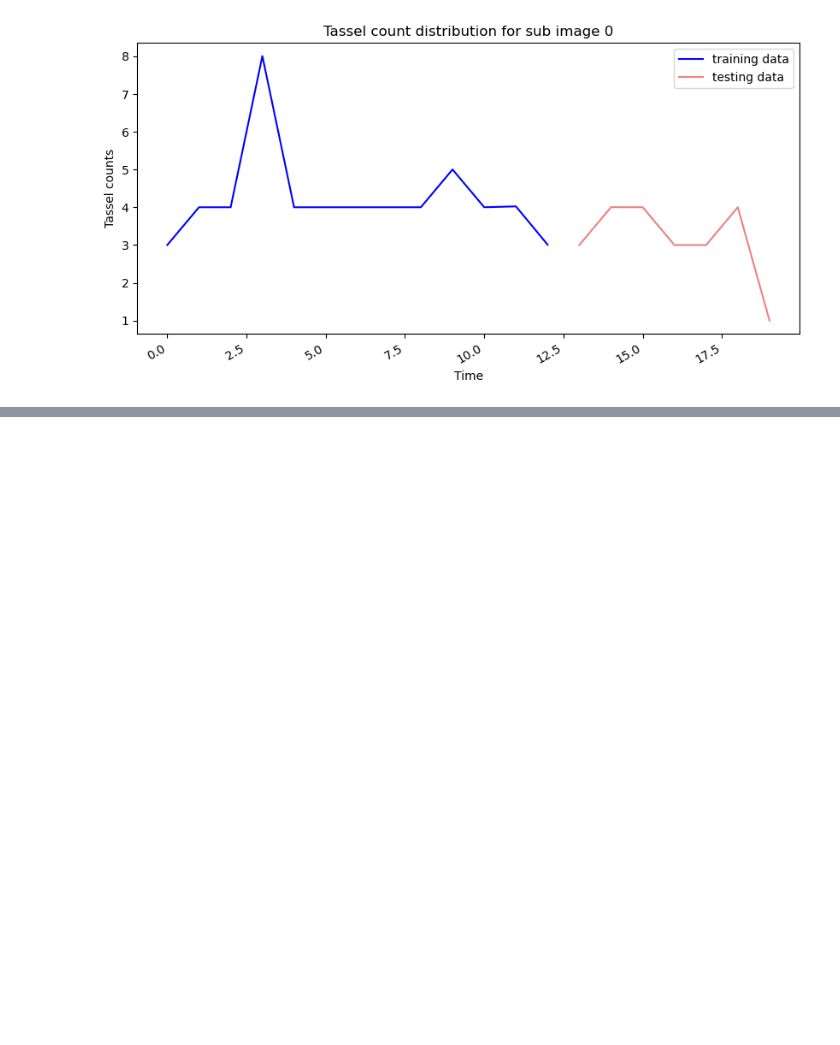
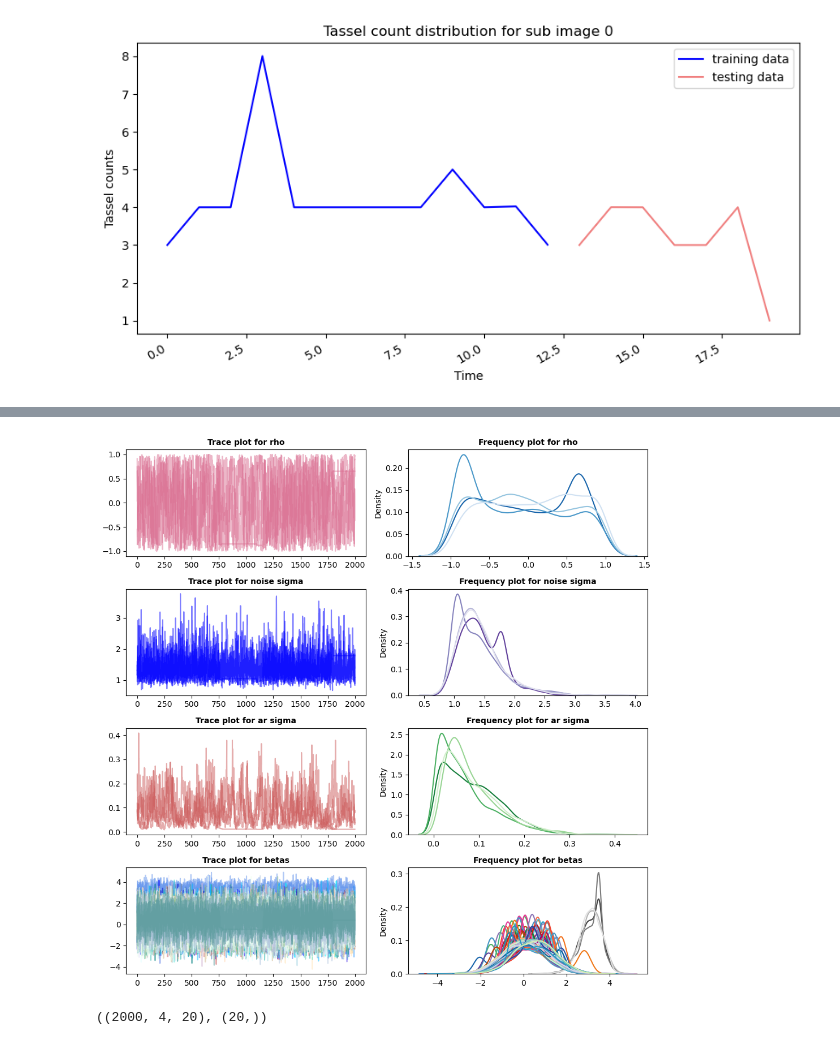
Before and after one commit to Gayara-Fernando/Bayes_for_TN, a Jupyter notebook: 6_BTS_implementation_sub_image_wise.ipynb, the cells around one changed output, grey strips where cells are left out. Cells and saved outputs as stored; diff of their text form; code cells hidden in the pictures; blank space fills up the shorter version.

```diff
--- a/6_BTS_implementation_sub_image_wise.ipynb
+++ b/6_BTS_implementation_sub_image_wise.ipynb
@@ -336,7 +328,0 @@ rho_values, ar_sigma_values, noise_sigma_values, beta_vals_all = posterior_vals(
-# %%
-# get the betas gathered and plot them all in a single plot
-all_betas = []
-for i in range(33):
-    betas = beta_vals_all[: ,: , i]
-    all_betas.append(betas)
-len(all_betas)
@@ -359,0 +366,19 @@ plt.show()
+# %%
+fig, axs = plt.subplots(4, 2, figsize=(10, 10))
+get_trace_plots(axs[0, 0], rho_values_sub_0, 'palevioletred', 'rho')
+get_trace_plots(axs[1, 0], noise_sigma_values_sub_0, 'blue', 'noise sigma')
+get_trace_plots(axs[2, 0], ar_sigma_values_sub_0, 'indianred', 'ar sigma')
+for i in range(33):
+    get_trace_plots(axs[3, 0], all_betas_sub_0[i], color_list[i], 'betas')
+fig.tight_layout()
+get_freq_curves(axs[0, 1], rho_values_sub_0, 'Blues', 'rho')
+get_freq_curves(axs[1, 1], noise_sigma_values_sub_0, 'Purples', 'noise sigma')
+get_freq_curves(axs[2, 1], ar_sigma_values_sub_0, 'Greens', 'ar sigma')
+for i in range(33):
+    get_freq_curves(axs[3, 1], all_betas_sub_0[i], color_palletes_betas[i], 'betas')
+fig.tight_layout()
+    # plt.plot(all_betas[i].T, color = color_list[i], alpha = 0.5)
+plt.savefig('figures/all_trace_plots_sub_0.png')
+plt.show()
+# %% [output]
+[figure, added]
@@ -359,0 +391,4 @@ plt.show()
+# %%
+forecasted_values_sub_0.shape, averaged_forecast_sub_0.shape
+# %% [output]
+((2000, 4, 20), (20,))
```
Also changed, not shown: parts of 28 cells of this notebook.
